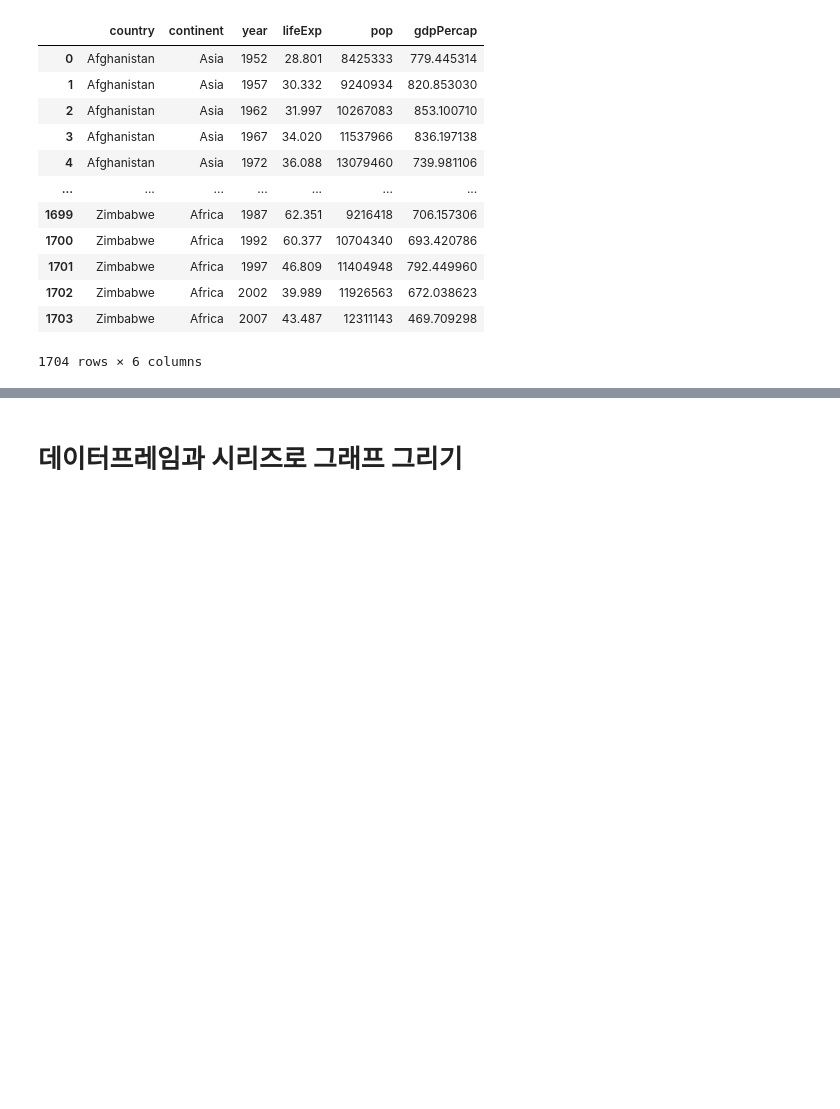
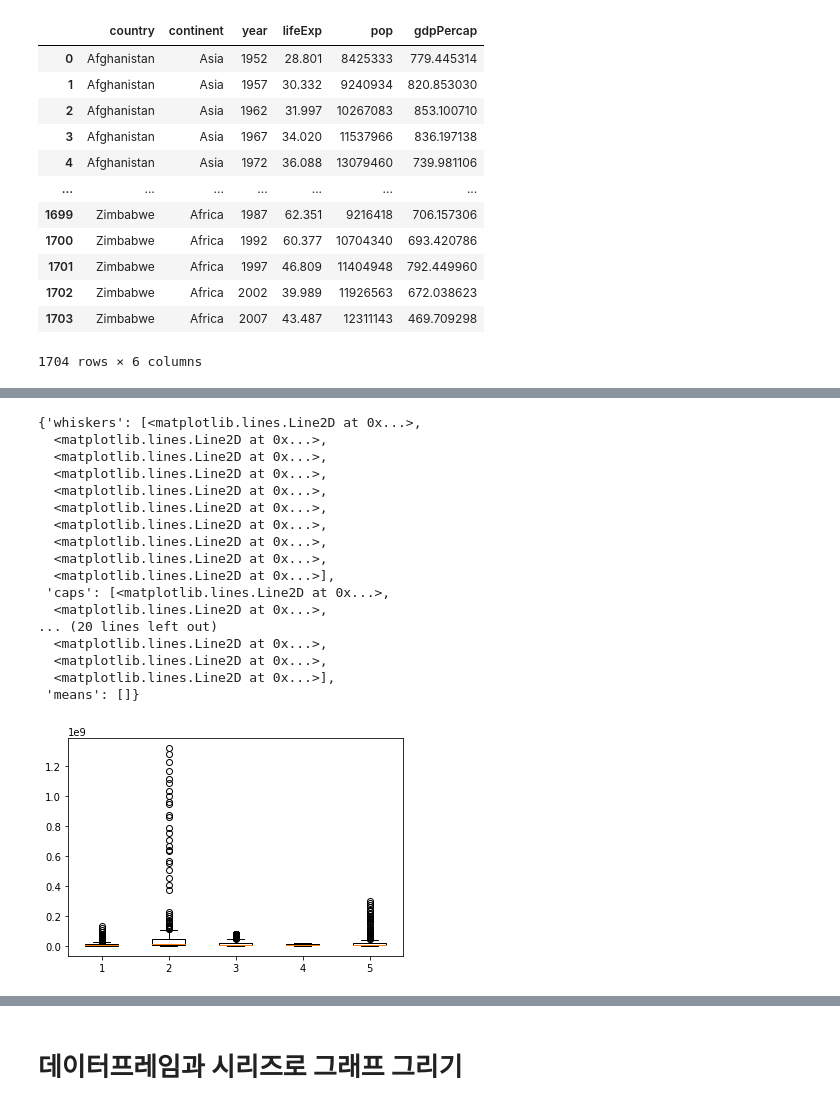
Before and after one commit to Suhhye-kang/Pandas, a Jupyter notebook: doit/notebook/04_practice_shkang.ipynb, the cells around one changed output, grey strips where cells are left out. Drawn from its saved outputs; the diff is of its cells as text; code cells hidden in the pictures; blank space fills up the shorter version.

```diff
--- a/doit/notebook/04_practice_shkang.ipynb
+++ b/doit/notebook/04_practice_shkang.ipynb
@@ -221,0 +292,28 @@ Text(0, 0.5, 'pop')
+# %%
+boxplot=plt.figure()
+axes1=boxplot.add_subplot(1,1,1)
+axes1.boxplot([gapminder[gapminder['continent']=='Africa']['pop'],
+              gapminder[gapminder['continent']=='Asia']['pop'],
+              gapminder[gapminder['continent']=='Europe']['pop'],
+              gapminder[gapminder['continent']=='Oceania']['pop'],
+              gapminder[gapminder['continent']=='Americas']['pop']]
+)
+# %% [output]
+{'whiskers': [<matplotlib.lines.Line2D at 0x...>,
+  <matplotlib.lines.Line2D at 0x...>,
+  <matplotlib.lines.Line2D at 0x...>,
+  <matplotlib.lines.Line2D at 0x...>,
+  <matplotlib.lines.Line2D at 0x...>,
+  <matplotlib.lines.Line2D at 0x...>,
+  <matplotlib.lines.Line2D at 0x...>,
+  <matplotlib.lines.Line2D at 0x...>,
+  <matplotlib.lines.Line2D at 0x...>,
+  <matplotlib.lines.Line2D at 0x...>],
+ 'caps': [<matplotlib.lines.Line2D at 0x...>,
+  <matplotlib.lines.Line2D at 0x...>,
+... (20 lines left out)
+  <matplotlib.lines.Line2D at 0x...>,
+  <matplotlib.lines.Line2D at 0x...>,
+  <matplotlib.lines.Line2D at 0x...>],
+ 'means': []}
+[figure, added]
```
Also changed, not shown: parts of 32 cells of this notebook, 1 other file.
